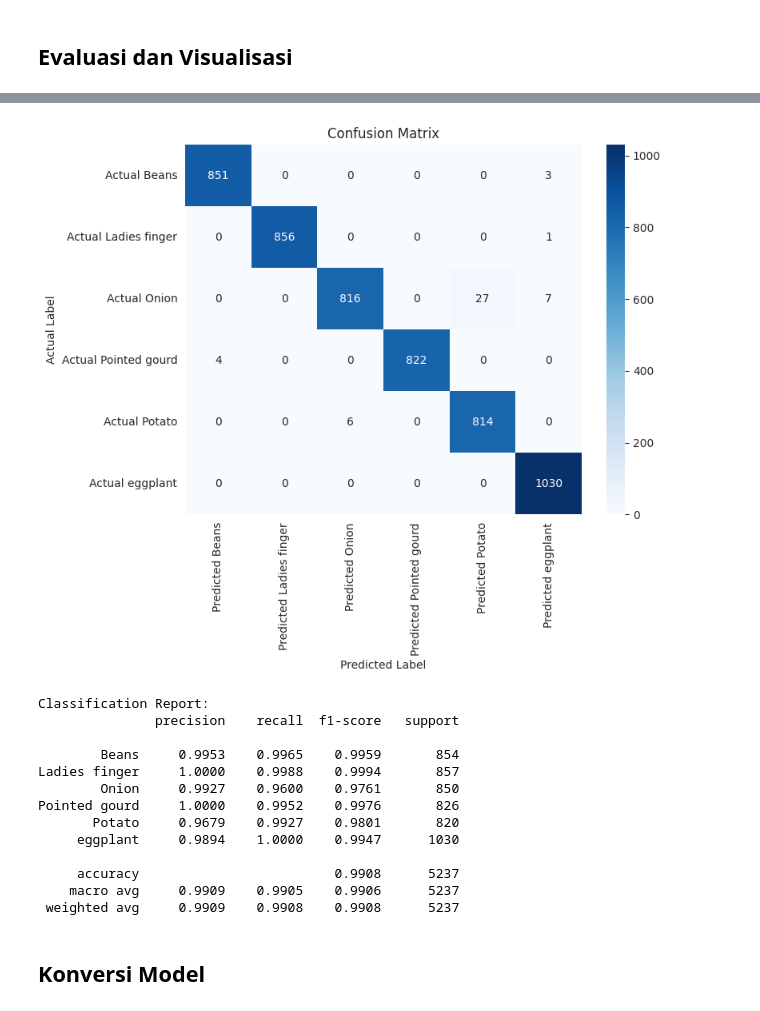
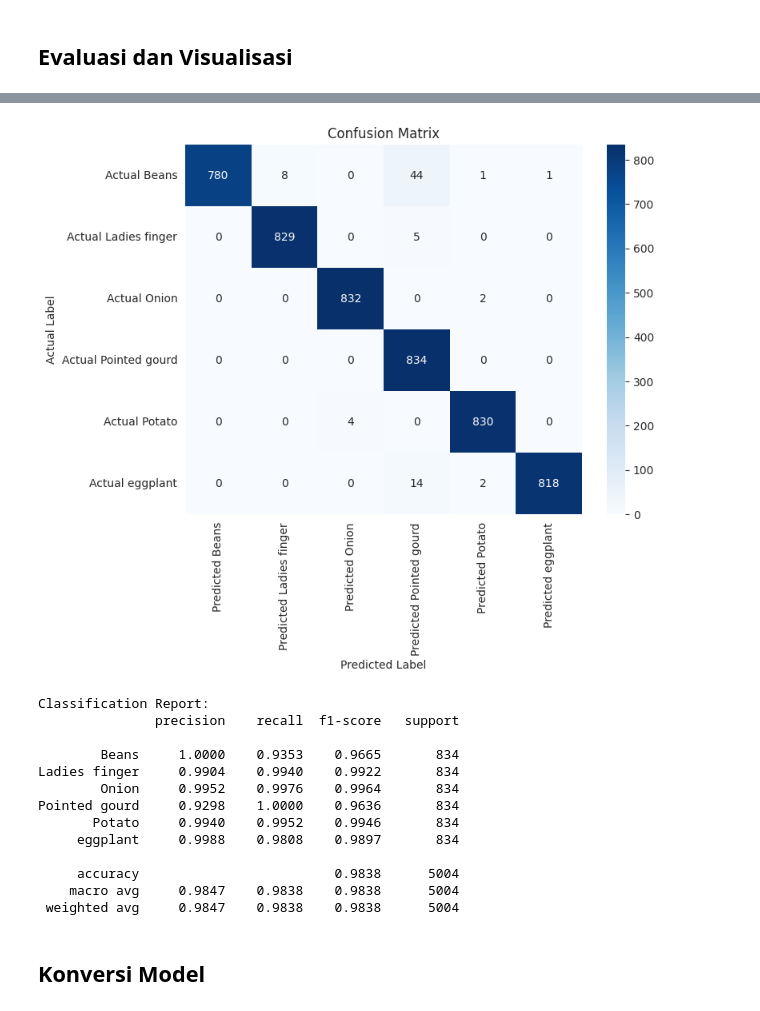
Before and after one commit to Frisyk/image-classiffication-for-vegetables, a Jupyter notebook: notebook.ipynb, the cells around one changed output, grey strips where cells are left out. Drawn from its saved outputs; the diff is of its cells as text; code cells hidden in the pictures.

```diff
--- a/notebook.ipynb
+++ b/notebook.ipynb
@@ -570,0 +341,12 @@ Epoch 10/50
+# %%
+stop_at_95 = StopAtAccuracy(target_acc=0.97)
+
+history_final = model_final.fit(
+    train_generator,
+    epochs=50,
+    batch_size=32,
+    validation_data=val_generator,
+    class_weight=class_weights,
+    callbacks=[stop_at_95],
+    verbose=1
+)
@@ -599,49 +400,49 @@ plt.show()
 # %%
 # Reset test generator
-test_generator.reset()
+val_generator.reset()
 
 # Prediksi model
-preds_final = model_final.predict(test_generator, verbose=0)
+preds_final = model_final.predict(val_generator, verbose=0)
 
 # Konversi probabilitas ke kelas dengan argmax (untuk multi-class classification)
 preds_final = np.argmax(preds_final, axis=1)
 
 # Ambil label asli dari test_generator
-y_true = test_generator.classes
+y_true = val_generator.classes
 
 # Nama kelas (sesuai urutan dalam generator)
-class_labels = list(test_generator.class_indices.keys())
+class_labels = list(val_generator.class_indices.keys())
 
 # Print Confusion Matrix
 cm = confusion_matrix(y_true, preds_final)
 cm_df = pd.DataFrame(cm, index=[f"Actual {cls}" for cls in class_labels],
                           columns=[f"Predicted {cls}" for cls in class_labels])
 
 plt.figure(figsize=(8, 6))
 sns.heatmap(cm_df, annot=True, fmt="d", cmap="Blues")
 plt.title("Confusion Matrix")
 plt.ylabel("Actual Label")
 plt.xlabel("Predicted Label")
 plt.show()
 
 # Print Classification Report
 print("\nClassification Report:")
 print(classification_report(y_true, preds_final, target_names=class_labels, digits=4))
 # %% [output]
-[figure, old version]
+[figure, new version]
 Classification Report:
                precision    recall  f1-score   support
 
-        Beans     0.9953    0.9965    0.9959       854
-Ladies finger     1.0000    0.9988    0.9994       857
-        Onion     0.9927    0.9600    0.9761       850
-Pointed gourd     1.0000    0.9952    0.9976       826
-       Potato     0.9679    0.9927    0.9801       820
-     eggplant     0.9894    1.0000    0.9947      1030
+        Beans     1.0000    0.9353    0.9665       834
+Ladies finger     0.9904    0.9940    0.9922       834
+        Onion     0.9952    0.9976    0.9964       834
+Pointed gourd     0.9298    1.0000    0.9636       834
+       Potato     0.9940    0.9952    0.9946       834
+     eggplant     0.9988    0.9808    0.9897       834
 
-     accuracy                         0.9908      5237
-    macro avg     0.9909    0.9905    0.9906      5237
- weighted avg     0.9909    0.9908    0.9908      5237
+     accuracy                         0.9838      5004
+    macro avg     0.9847    0.9838    0.9838      5004
+ weighted avg     0.9847    0.9838    0.9838      5004
 # %% [markdown]
 ## Konversi Model
 # %%
```
Also changed, not shown: parts of 25 cells of this notebook, 14 other files.
